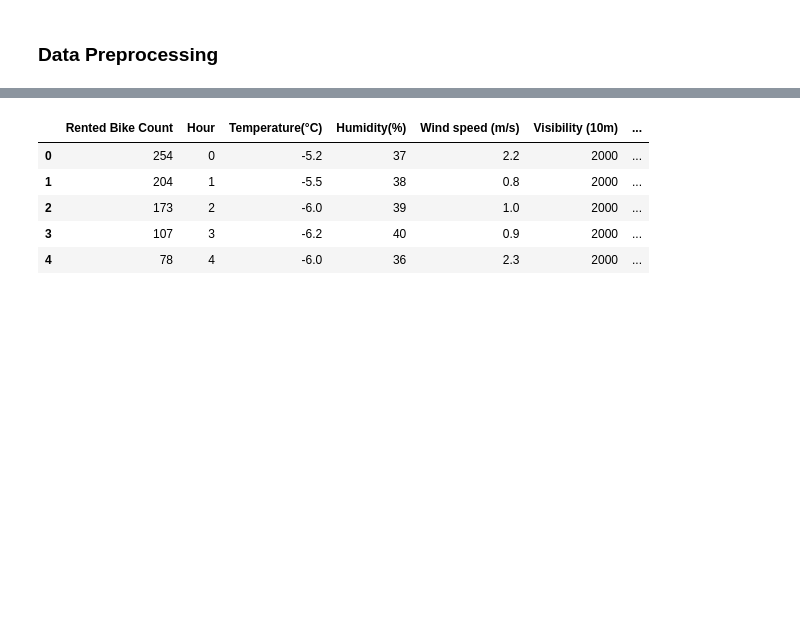
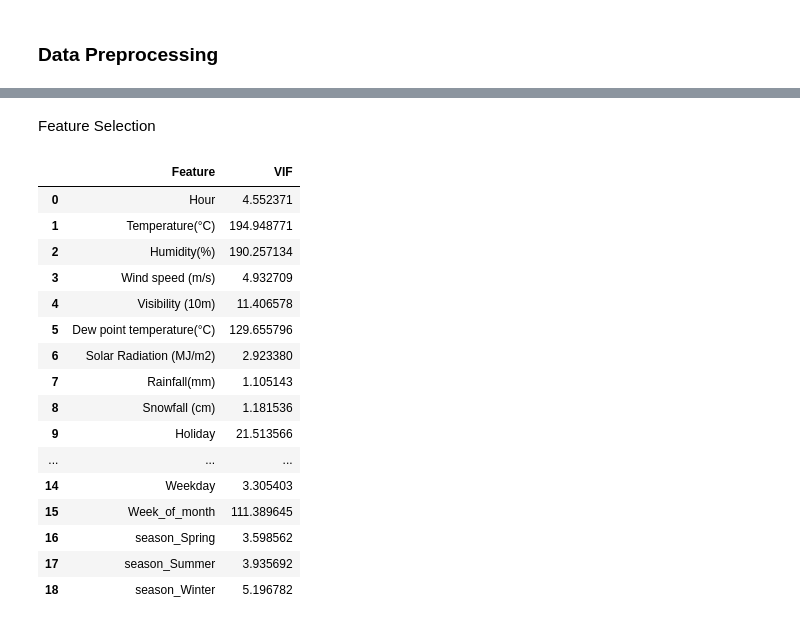
Before and after one commit to bvishnub/Yulu-Bike-Sharing-Demand-Prediction, a Jupyter notebook: notebook/eda.ipynb, the cells around one changed output, grey strips where cells are left out. Cells and saved outputs as stored; diff of their text form; code cells hidden in the pictures; blank space fills up the shorter version.

```diff
--- a/notebook/eda.ipynb
+++ b/notebook/eda.ipynb
@@ -347,9 +347,48 @@ Name: count, dtype: int64
 # %%
-df.head()
+# since only two years are there ,making it into cols
+
+# df=pd.get_dummies(df, columns=['Year'], prefix='Year', drop_first=True).astype(int)
+
+# df
-# %% [output]
-|  | Rented Bike Count | Hour | Temperature(°C) | Humidity(%) | Wind speed (m/s) | Visibility (10m) | ... |
-| 0 | 254 | 0 | -5.2 | 37 | 2.2 | 2000 | ... |
-| 1 | 204 | 1 | -5.5 | 38 | 0.8 | 2000 | ... |
-| 2 | 173 | 2 | -6.0 | 39 | 1.0 | 2000 | ... |
-| 3 | 107 | 3 | -6.2 | 40 | 0.9 | 2000 | ... |
-| 4 | 78 | 4 | -6.0 | 36 | 2.3 | 2000 | ... |
+# %% [markdown]
+Feature Selection
+# %%
+# Using VIF to check the multicolliniearty
+
+
+from statsmodels.stats.outliers_influence import variance_inflation_factor
+
+
+def calculate_vif(df):
+  vif_data=pd.DataFrame()
+  vif_data["Feature"]=df.columns
+
+  vif_values=[]
+  for i in range(len(df.columns)):
+    vif_values.append(variance_inflation_factor(df.values,i))
+
+  vif_data['VIF']=vif_values
+
+  return vif_data
+
+vif_result=calculate_vif(df.drop(columns=['Rented Bike Count']))
+
+vif_result
+# %% [output]
+|  | Feature | VIF |
+| 0 | Hour | 4.552371 |
+| 1 | Temperature(°C) | 194.948771 |
+| 2 | Humidity(%) | 190.257134 |
+| 3 | Wind speed (m/s) | 4.932709 |
+| 4 | Visibility (10m) | 11.406578 |
+| 5 | Dew point temperature(°C) | 129.655796 |
+| 6 | Solar Radiation (MJ/m2) | 2.923380 |
+| 7 | Rainfall(mm) | 1.105143 |
+| 8 | Snowfall (cm) | 1.181536 |
+| 9 | Holiday | 21.513566 |
+| ... | ... | ... |
+| 14 | Weekday | 3.305403 |
+| 15 | Week_of_month | 111.389645 |
+| 16 | season_Spring | 3.598562 |
+| 17 | season_Summer | 3.935692 |
+| 18 | season_Winter | 5.196782 |
```
Also changed, not shown: parts of 23 cells of this notebook.
